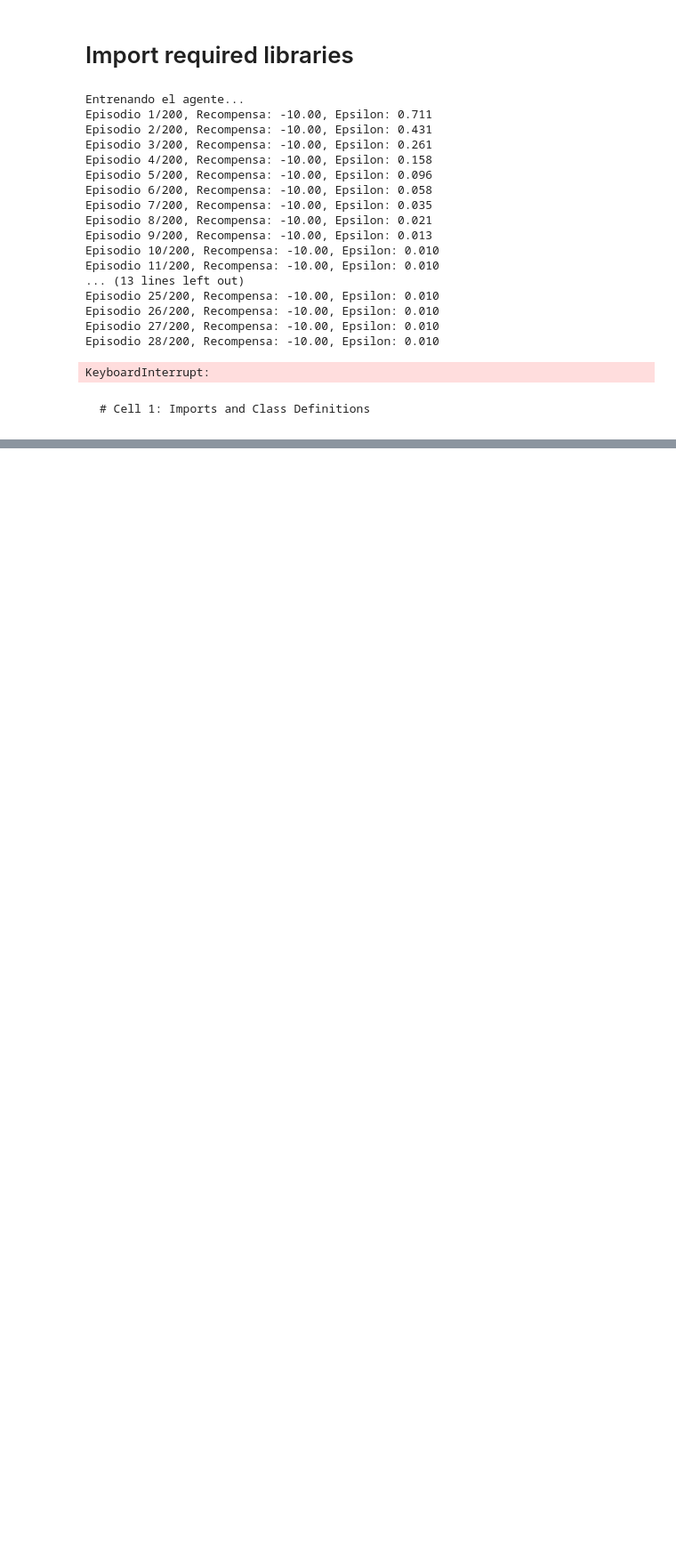
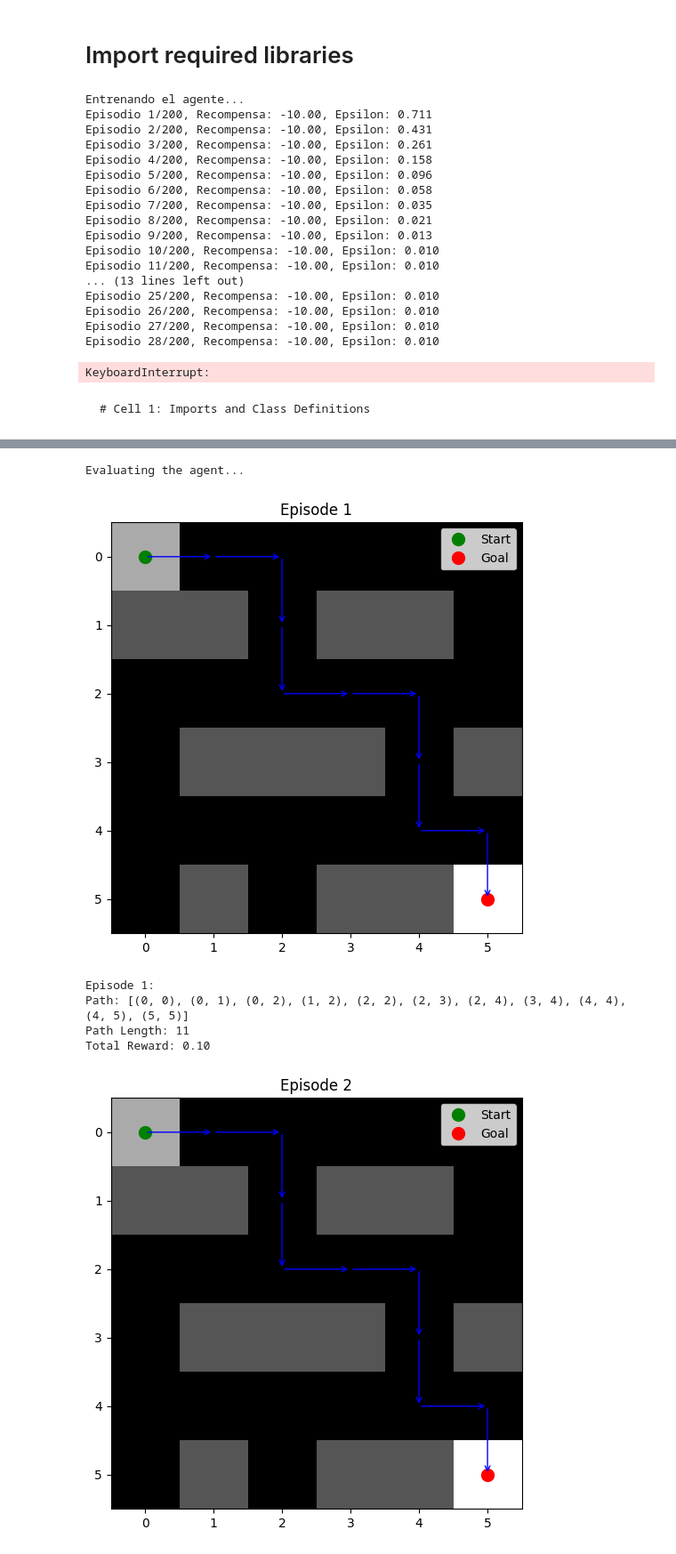
Before and after one commit to ushio2580/Gradient2, a Jupyter notebook: 6x6Maze.ipynb, the cells around one changed output, grey strips where cells are left out. Shown at 89% size. Drawn from its saved outputs; the diff is of its cells as text; code cells hidden in the pictures; blank space fills up the shorter version.

```diff
--- a/6x6Maze.ipynb
+++ b/6x6Maze.ipynb
@@ -365,0 +624,11 @@ class DQNAgent:
+# %%
+print("\nEvaluating the agent...")
+evaluate_dqn(model_path='dqn_model.weights.h5')
+# %% [output]
+Evaluating the agent...
+[figure, added]
+Episode 1:
+Path: [(0, 0), (0, 1), (0, 2), (1, 2), (2, 2), (2, 3), (2, 4), (3, 4), (4, 4), (4, 5), (5, 5)]
+Path Length: 11
+Total Reward: 0.10
+[figure, added]
```
Also changed, not shown: parts of 5 cells of this notebook.
